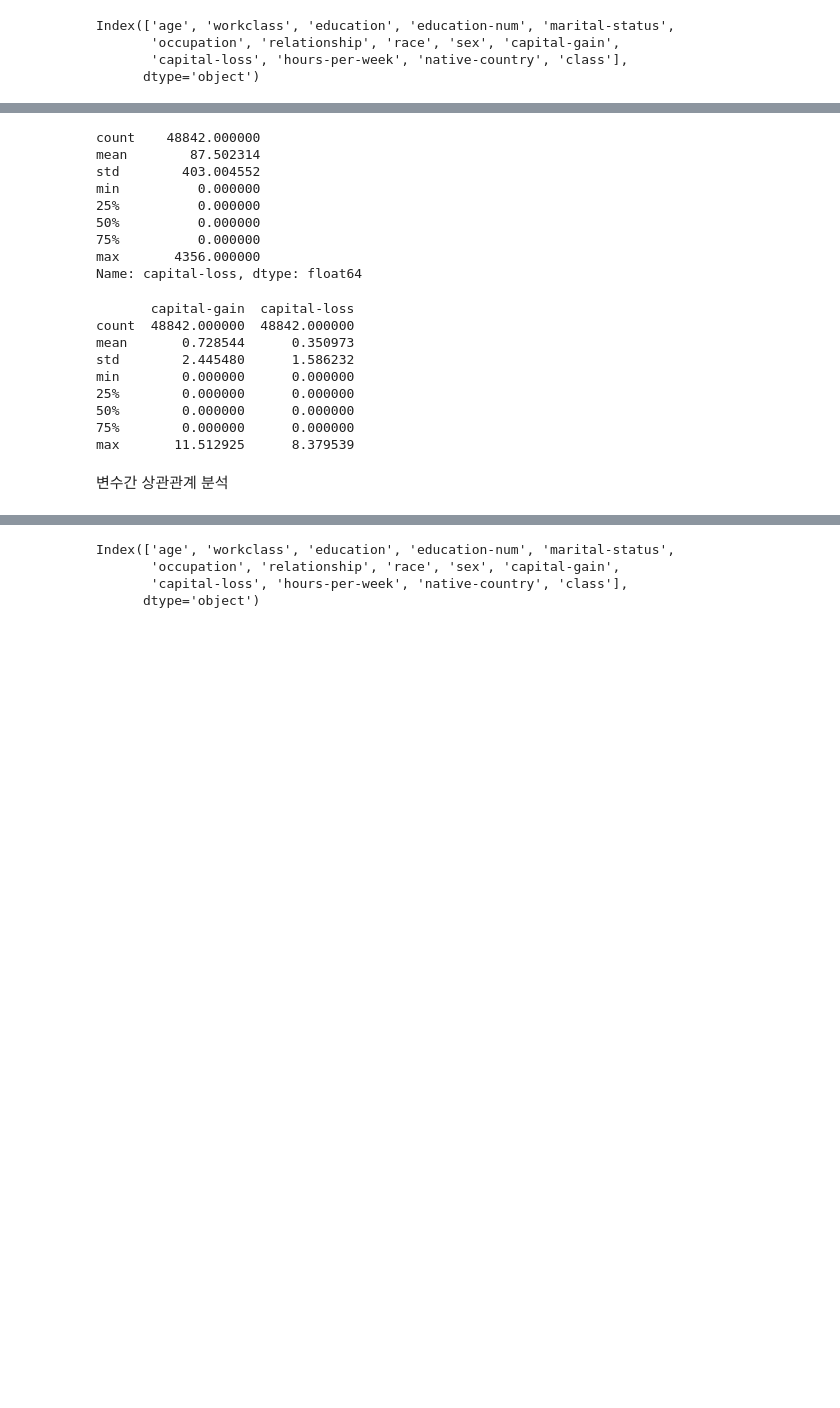
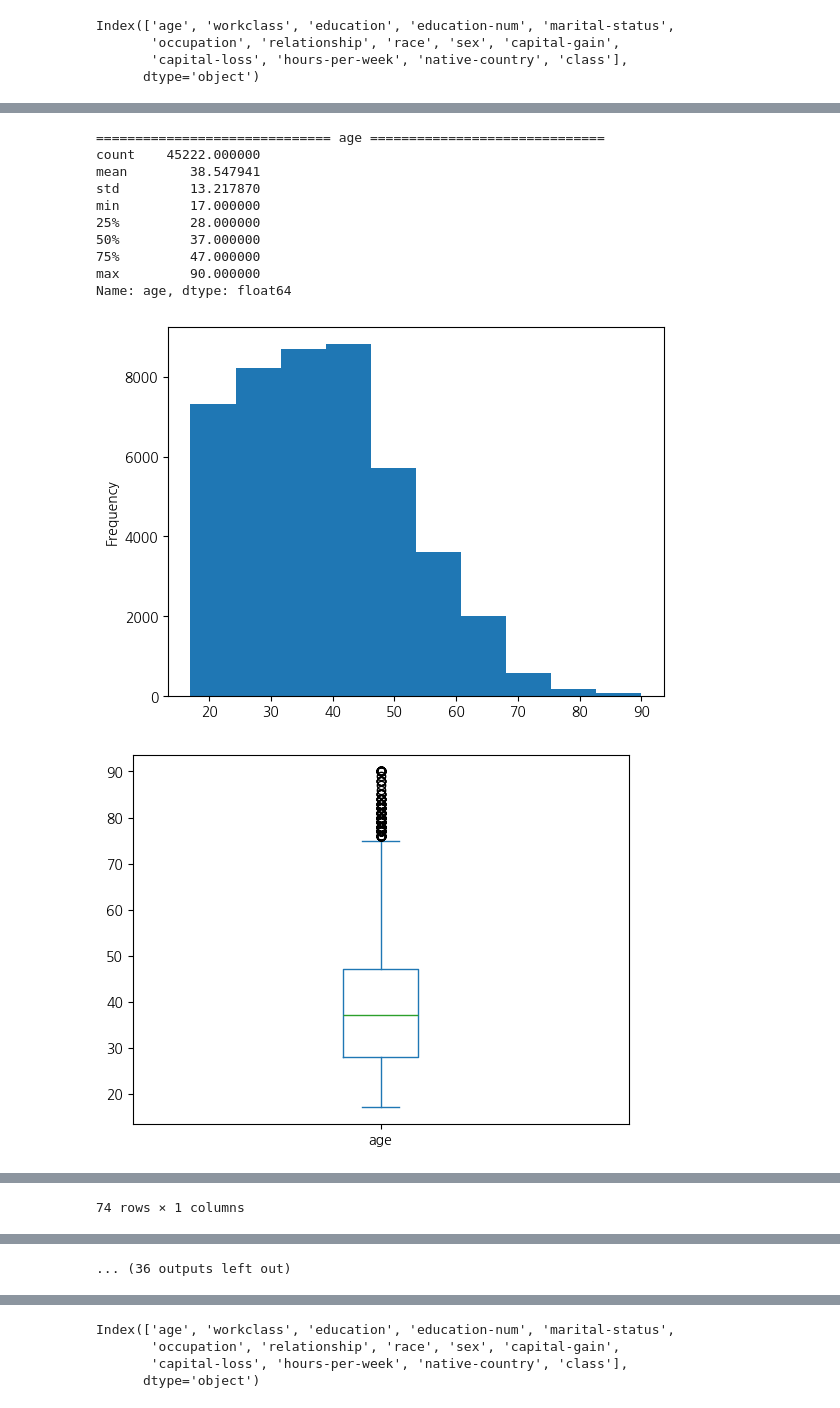
Before and after one commit to seojeong-e/fintech3, a Jupyter notebook: 06machine_learning/09_00의사결정나무, 배깅, 부스팅 비교.ipynb, the cells around one changed output, grey strips where cells are left out. Drawn from its saved outputs; the diff is of its cells as text; code cells hidden in the pictures; blank space fills up the shorter version.

```diff
--- a/06machine_learning/09_00의사결정나무, 배깅, 부스팅 비교.ipynb
+++ b/06machine_learning/09_00의사결정나무, 배깅, 부스팅 비교.ipynb
@@ -240,2 +367,0 @@ data['occupation'] = data['occupation'].fillna(data['occupation'].mean)
-# %%
-data['workclass'] = data['workclass'].fillna(data['workclass'].mean)
@@ -262,2 +367,0 @@ Name: count, dtype: int64
-# %%
-data['native-country'] = data['native-country'].fillna(data['native-country'].mode()[0])
@@ -293,4 +402,0 @@ data.plot(kind='box')
-# %%
-for col in ['age','education-num', 'capital-gain', 'capital-loss', 'hours-per-week']:
-    data[col].plot(kind='box')
-    plt.show()
@@ -315,28 +403,38 @@ Name: capital-gain, dtype: float64
-# %%
-data['capital-loss'].describe()
-# %% [output]
-count    48842.000000
-mean        87.502314
-std        403.004552
-min          0.000000
-25%          0.000000
-50%          0.000000
-75%          0.000000
-max       4356.000000
-Name: capital-loss, dtype: float64
-# %%
-cols_to_log = ['capital-gain', 'capital-loss']
-data[cols_to_log] = data[cols_to_log].apply(np.log1p)
-print(data[cols_to_log].describe())
-# %% [output]
-       capital-gain  capital-loss
-count  48842.000000  48842.000000
-mean       0.728544      0.350973
-std        2.445480      1.586232
-min        0.000000      0.000000
-25%        0.000000      0.000000
-50%        0.000000      0.000000
-75%        0.000000      0.000000
-max       11.512925      8.379539
-# %% [markdown]
-변수간 상관관계 분석
+# %%
+for col in data:
+#     print(col)
+#     print(data[col].dtype)
+    if data[col].dtype == 'object':
+        print("="*30, col, "="*30)
+        print(data[col].value_counts(), end="\n\n")
+        print(data[col].describe(include='all'), end="\n\n")
+        data[col].value_counts().plot(kind='bar')
+        plt.show()
+        # goupby
+        cat_goupby = data[[col, 'class']].groupby(col).mean()
+        display(cat_goupby.sort_values(by='class', ascending=False))
+        print()
+    elif data[col].dtype != 'object' and col != 'class':
+        print("="*30, col, "="*30)
+        print(data[col].describe())
+        data[col].plot(kind='hist')
+        plt.show()
+        data[col].plot(kind='box')
+        plt.show()
+        # goupby
+        num_goupby = data[[col, 'class']].groupby(col).mean()
+        display(num_goupby.sort_values(by='class', ascending=False))
+        print()
+# %% [output]
+============================== age ==============================
+count    45222.000000
+mean        38.547941
+std         13.217870
+min         17.000000
+25%         28.000000
+50%         37.000000
+75%         47.000000
+max         90.000000
+Name: age, dtype: float64
+[figure, added]
+[figure, added]
@@ -342,0 +454 @@ max       11.512925      8.379539
+74 rows × 1 columns
@@ -342,0 +527 @@ max       11.512925      8.379539
+... (36 outputs left out)
```
Also changed, not shown: parts of 94 cells of this notebook, 2 other files.
